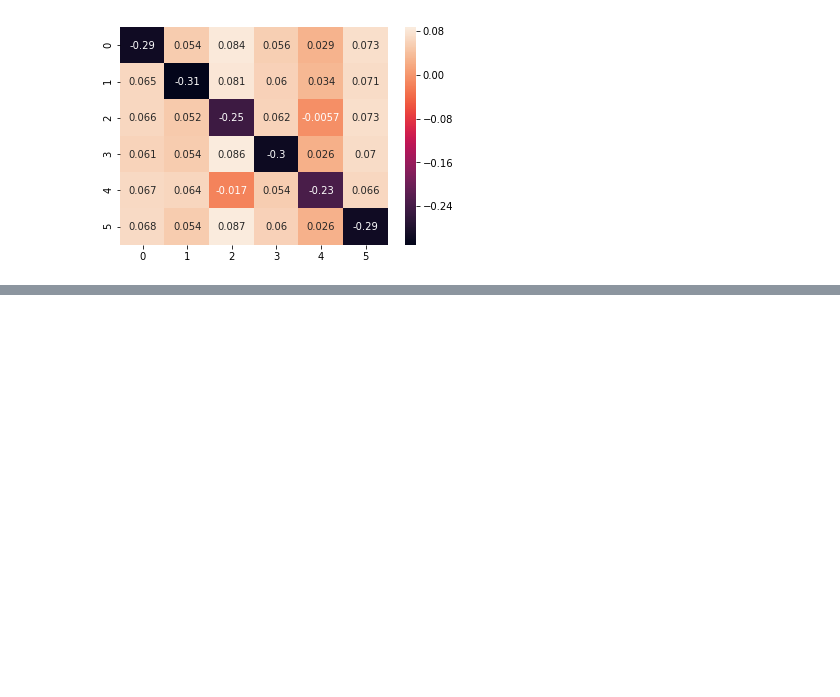
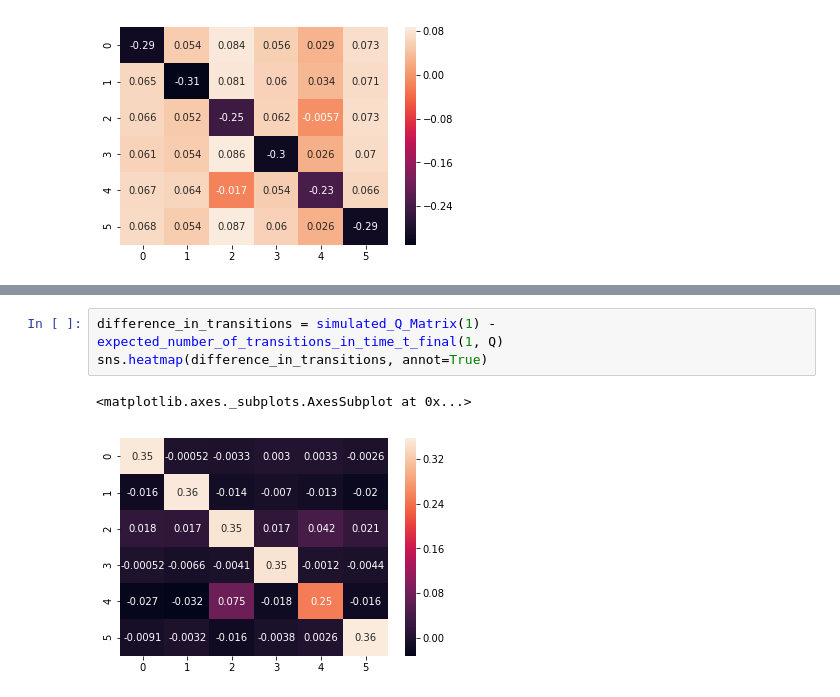
Before and after one commit to blab/markov-intermediate, a Jupyter notebook: scripts/state_transitions_final.ipynb, the cells around one changed output, grey strips where cells are left out. Drawn from its saved outputs; the diff is of its cells as text; blank space fills up the shorter version.

```diff
--- a/scripts/state_transitions_final.ipynb
+++ b/scripts/state_transitions_final.ipynb
@@ -98,0 +131,6 @@ sns.heatmap(expected_number_of_transitions_in_time_t_final(1, Q), annot=True)
+# %%
+difference_in_transitions = simulated_Q_Matrix(1) - expected_number_of_transitions_in_time_t_final(1, Q)
+sns.heatmap(difference_in_transitions, annot=True)
+# %% [output]
+<matplotlib.axes._subplots.AxesSubplot at 0x...>
+[figure, added]
```
Also changed, not shown: parts of 20 cells of this notebook.
